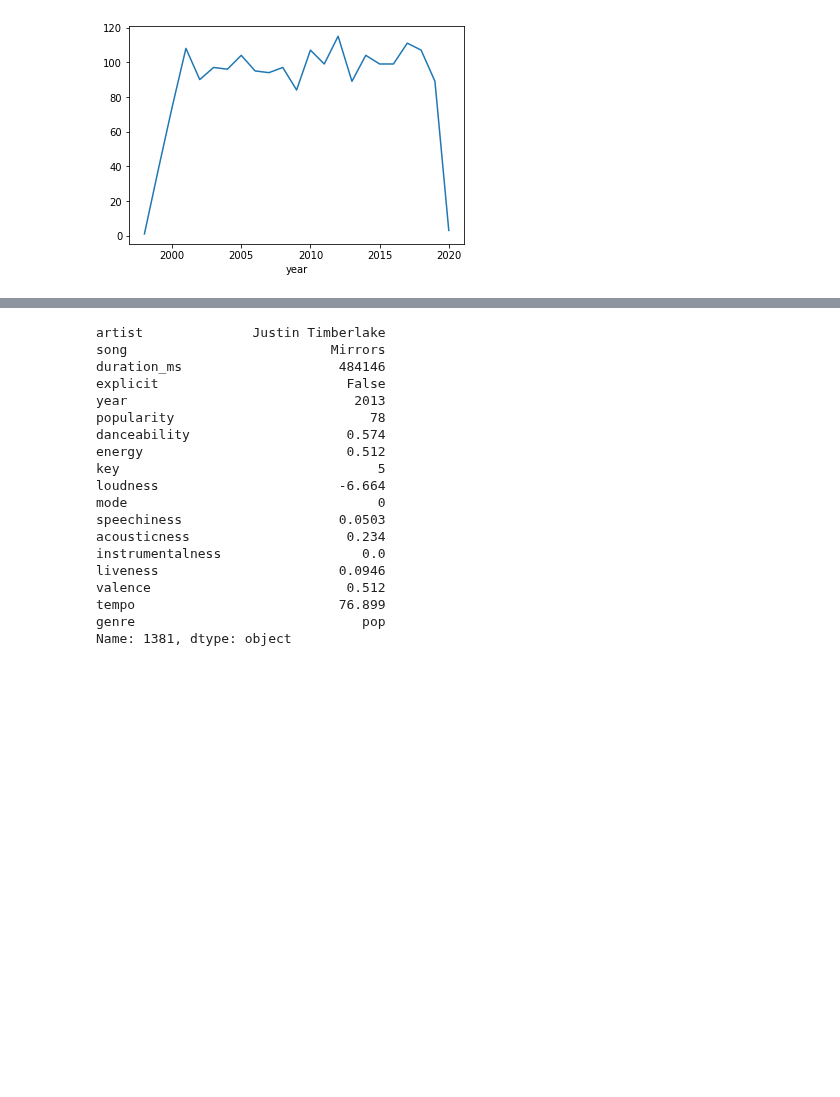
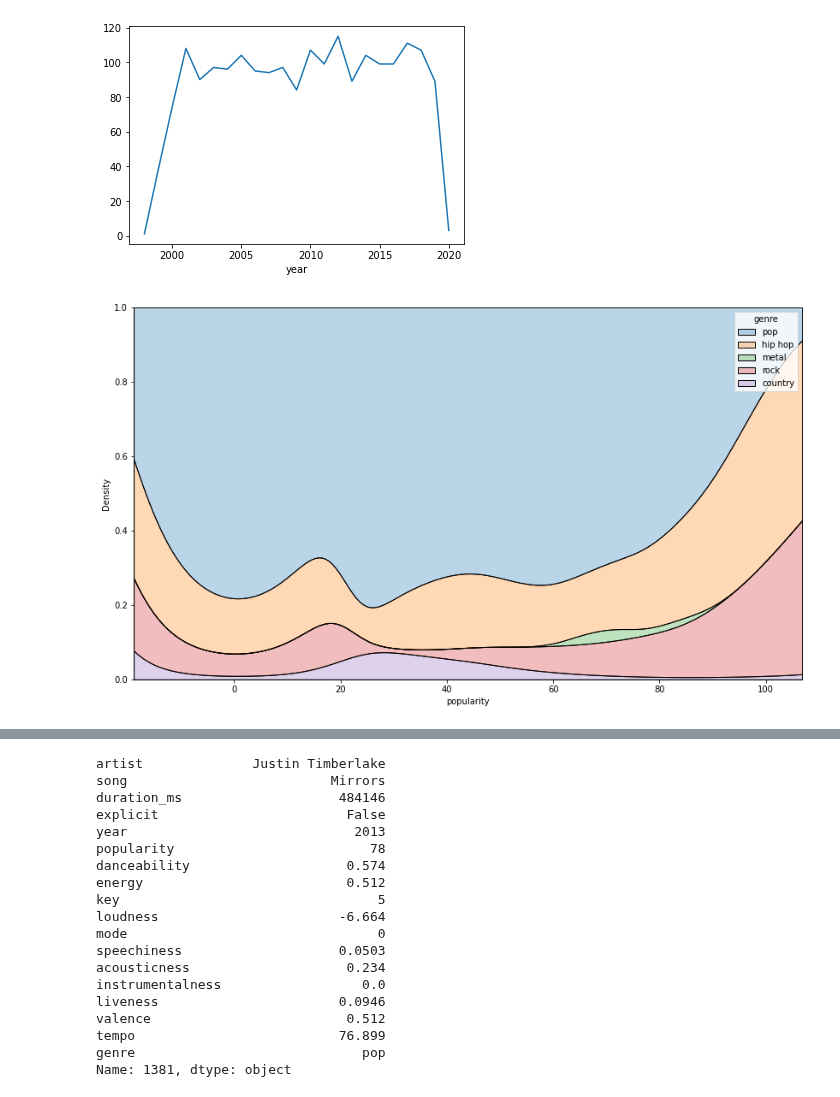
Before and after one commit to chandanabrdwj/100DaysOfML, a Jupyter notebook: visualising-20-years-of-top-spotify-songs.ipynb, the cells around one changed output, grey strips where cells are left out. Cells and saved outputs as stored; diff of their text form; code cells hidden in the pictures; blank space fills up the shorter version.

```diff
--- a/visualising-20-years-of-top-spotify-songs.ipynb
+++ b/visualising-20-years-of-top-spotify-songs.ipynb
@@ -201,3 +220,12 @@ df.groupby("year")["song"].count().plot()
 # %% [output]
 <AxesSubplot:xlabel='year'>
 [figure]
+# %%
+top_genres = ['pop','rock','metal','country','hip hop']
+df_genre = df[df.genre.isin(top_genres)]
+# %%
+plt.figure(figsize=(14, 8))
+sns.kdeplot(data = df_genre, x='popularity',hue='genre',multiple='fill',alpha=0.3)
+plt.show()
+# %% [output]
+[figure, added]
```
Also changed, not shown: parts of 9 cells of this notebook.
